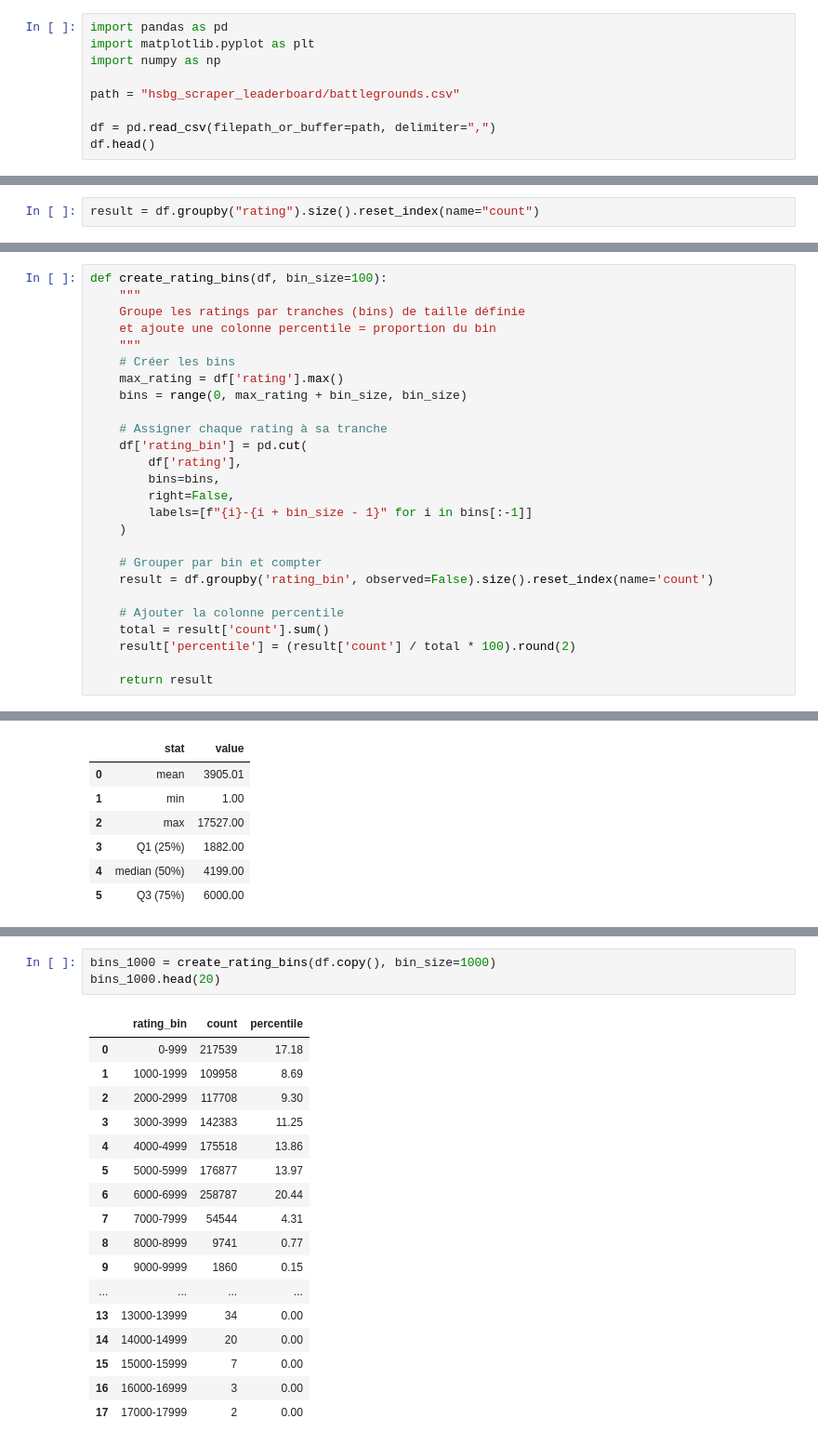
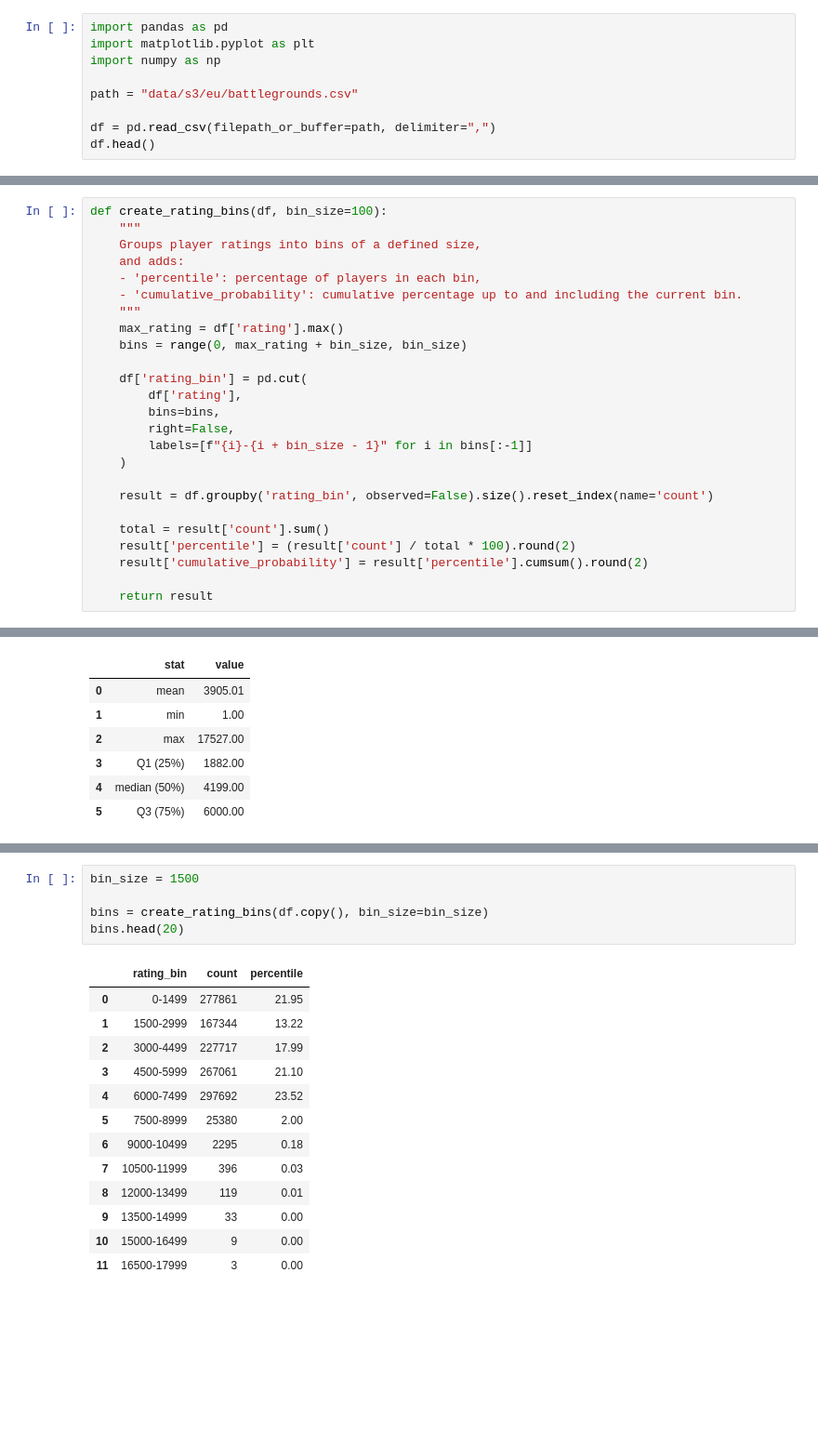
Before and after one commit to LucienLaumont/HSBG_scraper_leaderboard, a Jupyter notebook: analysis_hsbg_s3.ipynb, the cells around one changed output, grey strips where cells are left out. Shown: that part at 93% size. Saved outputs shown, nothing was run; the diff lists cells and outputs as text; blank space fills up the shorter version.

```diff
--- a/analysis_hsbg_s3.ipynb
+++ b/analysis_hsbg_s3.ipynb
@@ -7,7 +34,7 @@ import pandas as pd
 import matplotlib.pyplot as plt
 import numpy as np
 
-path = "hsbg_scraper_leaderboard/battlegrounds.csv"
+path = "data/s3/eu/battlegrounds.csv"
 
 df = pd.read_csv(filepath_or_buffer=path, delimiter=",")
 df.head()
@@ -23,2 +47,0 @@ df.head()
-# %%
-result = df.groupby("rating").size().reset_index(name="count")
@@ -44,14 +75,14 @@ def compute_rank_statistics(df: pd.DataFrame) -> pd.DataFrame:
 # %%
 def create_rating_bins(df, bin_size=100):
     """
-    Groupe les ratings par tranches (bins) de taille définie
-    et ajoute une colonne percentile = proportion du bin
+    Groups player ratings into bins of a defined size,
+    and adds:
+    - 'percentile': percentage of players in each bin,
+    - 'cumulative_probability': cumulative percentage up to and including the current bin.
     """
-    # Créer les bins
     max_rating = df['rating'].max()
     bins = range(0, max_rating + bin_size, bin_size)
 
-    # Assigner chaque rating à sa tranche
     df['rating_bin'] = pd.cut(
         df['rating'],
         bins=bins,
@@ -59,12 +90,11 @@ def create_rating_bins(df, bin_size=100):
         labels=[f"{i}-{i + bin_size - 1}" for i in bins[:-1]]
     )
 
-    # Grouper par bin et compter
     result = df.groupby('rating_bin', observed=False).size().reset_index(name='count')
 
-    # Ajouter la colonne percentile
     total = result['count'].sum()
     result['percentile'] = (result['count'] / total * 100).round(2)
+    result['cumulative_probability'] = result['percentile'].cumsum().round(2)
 
     return result
 # %%
@@ -106,24 +172,22 @@ summary.head(10)
 # %%
-bins_1000 = create_rating_bins(df.copy(), bin_size=1000)
-bins_1000.head(20)
+bin_size = 1500
+
+bins = create_rating_bins(df.copy(), bin_size=bin_size)
+bins.head(20)
 # %% [output]
 |  | rating_bin | count | percentile |
-| 0 | 0-999 | 217539 | 17.18 |
-| 1 | 1000-1999 | 109958 | 8.69 |
-| 2 | 2000-2999 | 117708 | 9.30 |
-| 3 | 3000-3999 | 142383 | 11.25 |
-| 4 | 4000-4999 | 175518 | 13.86 |
-| 5 | 5000-5999 | 176877 | 13.97 |
-| 6 | 6000-6999 | 258787 | 20.44 |
-| 7 | 7000-7999 | 54544 | 4.31 |
-| 8 | 8000-8999 | 9741 | 0.77 |
-| 9 | 9000-9999 | 1860 | 0.15 |
-| ... | ... | ... | ... |
-| 13 | 13000-13999 | 34 | 0.00 |
-| 14 | 14000-14999 | 20 | 0.00 |
-| 15 | 15000-15999 | 7 | 0.00 |
-| 16 | 16000-16999 | 3 | 0.00 |
-| 17 | 17000-17999 | 2 | 0.00 |
+| 0 | 0-1499 | 277861 | 21.95 |
+| 1 | 1500-2999 | 167344 | 13.22 |
+| 2 | 3000-4499 | 227717 | 17.99 |
+| 3 | 4500-5999 | 267061 | 21.10 |
+| 4 | 6000-7499 | 297692 | 23.52 |
+| 5 | 7500-8999 | 25380 | 2.00 |
+| 6 | 9000-10499 | 2295 | 0.18 |
+| 7 | 10500-11999 | 396 | 0.03 |
+| 8 | 12000-13499 | 119 | 0.01 |
+| 9 | 13500-14999 | 33 | 0.00 |
+| 10 | 15000-16499 | 9 | 0.00 |
+| 11 | 16500-17999 | 3 | 0.00 |
 # %%
 plot_rating_distribution(df)
 # %% [output]
```
Also changed, not shown: parts of 12 cells of this notebook, 2 other files.
